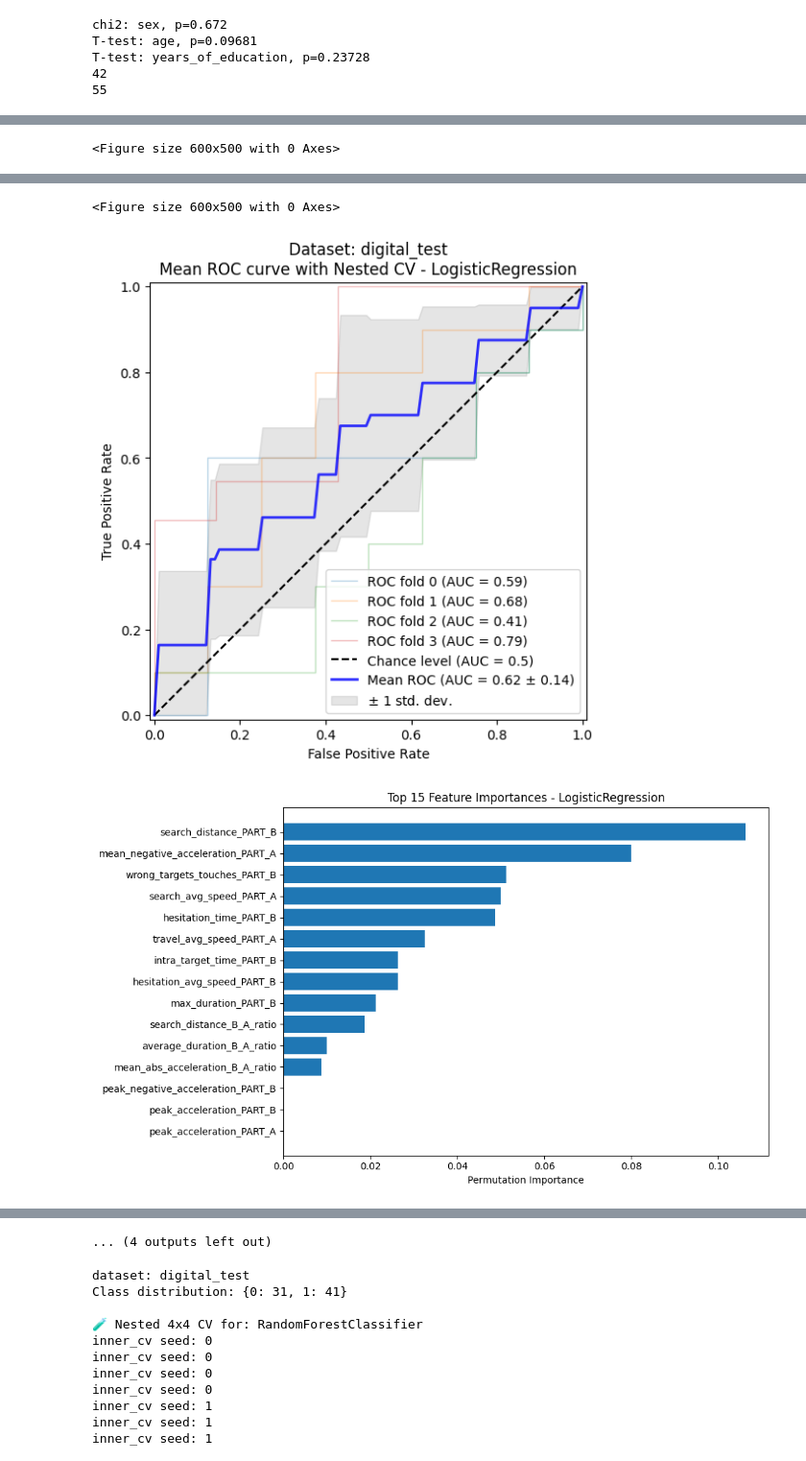
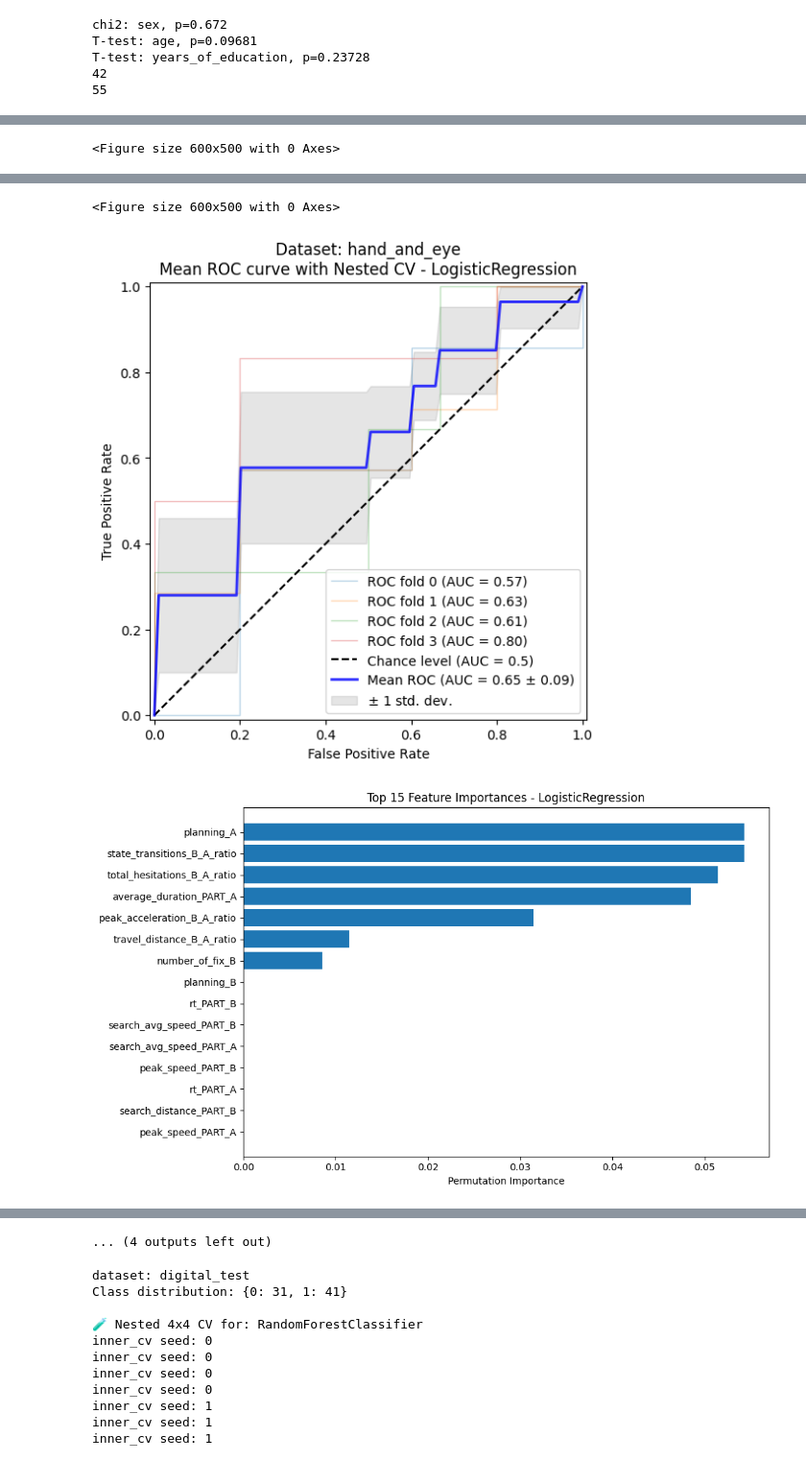
Before and after one commit to gianluca-capelo/tmt-analysis, a Jupyter notebook: notebooks/modelling.ipynb, the cells around one changed output, grey strips where cells are left out. Shown at 96% size. Cells and saved outputs as stored; diff of their text form; code cells hidden in the pictures.

```diff
--- a/notebooks/modelling.ipynb
+++ b/notebooks/modelling.ipynb
@@ -76,11 +76,11 @@ sys.path.append(os.path.abspath("../src"))
 # 2025-05-26_12-12-40
 my_analysis_path = '/home/gus/Documents/REPOS/tmt-analysis/data/hand_analysis/2025-05-26_12-12-40/metrics.csv'
 metadata_path = '../data/metadata/metadata.csv'
-eye_movements_path = '/home/gus/repos/tmt-analysis/src/eye_analysis/eye_movements_metrics.csv'
+eye_movements_path = '/home/gus/repos/tmt-analysis/src/eye_analysis/eye_movement_dataset.csv'
 
 
-# newest_file_path = '../data/hand_analysis/2025-05-27_16-27-44/analysis.csv'
-newest_file_path = '../data/hand_analysis/2025-05-29_14-48-15/analysis.csv'
+# data/hand_analysis/2025-05-30_20-39-12/analysis.csv
+newest_file_path = '../data/hand_analysis/2025-05-30_20-39-12/analysis.csv'
 
 
 
@@ -332,11 +367,14 @@ T-test: years_of_education, p=0.23728
 # %%
 min_age = 51
-min_number_of_trials_by_type = 2
+min_number_of_trials_by_type = 1
 df = df_all.copy()
+print("df['subject_id'].nunique():", df['subject_id'].nunique())
 
 df_valid = df[df["is_valid"]]
+print("df_valid['subject_id'].nunique() [recorte por validos]:", df_valid['subject_id'].nunique())
 
 df_valid = df_valid[df_valid['age'] >= min_age]
+print("df_valid['subject_id'].nunique() [[recorte por edad]]:", df_valid['subject_id'].nunique())
 
 valid_counts = df_valid.groupby(['subject_id', 'trial_type']).size().unstack(fill_value=0)
 
@@ -345,6 +383,7 @@ subjects_with_enough_valid_trials = valid_counts[
 ].index
 
 df_valid = df_valid[df_valid['subject_id'].isin(subjects_with_enough_valid_trials)]
+print("df_valid['subject_id'].nunique(): [recorte por cantidad de trials minimo]", df_valid['subject_id'].nunique())
 
 digital_tmt_vars = [
        'rt','total_distance',
@@ -403,7 +442,7 @@ df_digital_tmt['is_valid_sum_A'] = (df_digital_tmt['is_valid_sum_A'] / 10) * 100
 df_digital_tmt['is_valid_sum_B'] = (df_digital_tmt['is_valid_sum_B'] / 10) * 100
 
 
-print(len(df_digital_tmt))
+print("len(df_digital_tmt):", len(df_digital_tmt))
 df_digital_tmt = df_digital_tmt.drop('subject_id',axis=1)
 df_digital_tmt = df_digital_tmt.reset_index(names='suj')
 
@@ -429,7 +468,11 @@ non_digital_df = non_digital_df[non_digital_df['suj'].isin(dataset_big)].set_ind
 
 # Eye movements
 df_eye = pd.read_csv(eye_movements_path)
-# df_eye = df_eye[[col for col in df_eye.columns if 'mean' not in col]]
+cols =[col for col in df_eye.columns if col != 'group'] +  ['group']
+df_eye = df_eye[cols]
+df_eye['group'] = df_eye['group'].str.replace('MCI', '1').replace('control', '0').astype(int)
+df_eye = df_eye.drop(['new_rt_A', 'new_rt_B', 'PC_A', 'PC_B'], axis=1)
+
 
 df_digital_hand_and_eye = df_digital_tmt_with_target.merge(df_eye, on='suj').drop(['group_y'],axis=1).set_index('suj')
 df_digital_hand_and_eye['group'] = df_digital_hand_and_eye['group_x']
@@ -477,5 +540,5 @@ sns.heatmap(df_digital_tmt_with_target.corr())
 # %%
-dataset = 'digital_test'
+dataset = 'hand_and_eye'
 print('dataset:', dataset)
 n_splits = 4
 print('n_splits:', n_splits)
@@ -502,6 +565,10 @@ match dataset:
         X = df_digital_hand_and_eye.iloc[:, :-1].values
         y = df_digital_hand_and_eye.iloc[:, -1].values
         feature_names = df_digital_hand_and_eye.columns[:-1]
+    case 'only_eye':
+        X = df_eye.iloc[:, :-1].values
+        y = df_eye.iloc[:, -1].values
+        feature_names = df_eye.columns[:-1]
     case _:
         raise ValueError('please select a valid dataset [`demographic`, `non_digital_tests`, `digital_test`,`df_digital_hand_and_eye` o `digital_test_less_subjects`]')
 
@@ -546,7 +613,7 @@ models = [
 ]
 
 # Set up outer CV
-outer_cv = StratifiedKFold(n_splits=n_splits, shuffle=True, random_state=41)
+outer_cv = StratifiedKFold(n_splits=n_splits, shuffle=True, random_state=100)
 mean_fpr = np.linspace(0, 1, 100)
 
 # Create a DataFrame to store all metrics for all models
@@ -923,7 +990,7 @@ Fitting 3 folds for each of 3 candidates, totalling 9 fits
 Fitting 3 folds for each of 3 candidates, totalling 9 fits
 Fitting 3 folds for each of 3 candidates, totalling 9 fits
 Fitting 3 folds for each of 3 candidates, totalling 9 fits
 <Figure size 600x500 with 0 Axes>
-[figure, old version]
+[figure, new version]
-[figure, old version]
+[figure, new version]
 🔧 Best hyperparameters across folds for LogisticRegression:
```
Also changed, not shown: parts of 21 cells of this notebook, 3 other files.
